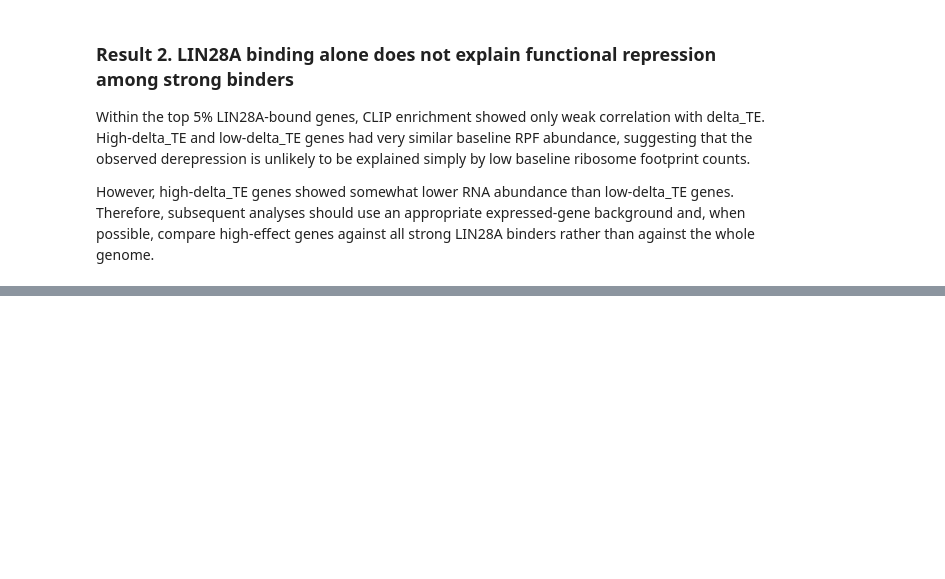
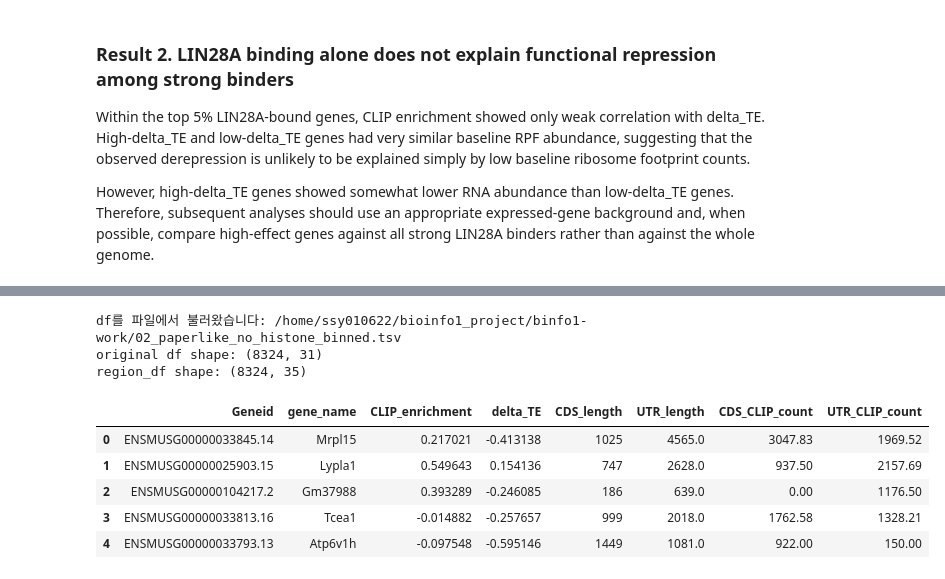
Before and after one commit to fluffyThor/Bioinfo1_project, a Jupyter notebook: EDA.ipynb, the cells around one changed output, grey strips where cells are left out. Cells and saved outputs as stored; diff of their text form; code cells hidden in the pictures; blank space fills up the shorter version.

```diff
--- a/EDA.ipynb
+++ b/EDA.ipynb
@@ -1893,0 +2403,55 @@ However, high-delta_TE genes showed somewhat lower RNA abundance than low-delta_
+# %%
+# df가 없으면 저장된 binned table에서 불러오기
+try:
+    df
+    print("기존 df를 사용합니다.")
+except NameError:
+    binned_file = DATA_DIR / "02_paperlike_no_histone_binned.tsv"
+    df = pd.read_csv(binned_file, sep="\t")
+    print("df를 파일에서 불러왔습니다:", binned_file)
+
+# gene_id_no_version이 없으면 만들기
+if "gene_id_no_version" not in df.columns:
+    df["gene_id_no_version"] = df["Geneid"].astype(str).str.replace(
+        r"\.\d+$", "", regex=True
+    )
+
+region_df = df.merge(
+    cds_region[["gene_id_no_version", "CDS_length", "CDS_CLIP_count"]],
+    on="gene_id_no_version",
+    how="left"
+).merge(
+    utr_region[["gene_id_no_version", "UTR_length", "UTR_CLIP_count"]],
+    on="gene_id_no_version",
+    how="left"
+)
+
+# missing count는 0으로 처리
+for col in ["CDS_CLIP_count", "UTR_CLIP_count", "CDS_length", "UTR_length"]:
+    region_df[col] = region_df[col].fillna(0)
+
+print("original df shape:", df.shape)
+print("region_df shape:", region_df.shape)
+
+region_df[
+    [
+        "Geneid",
+        "gene_name",
+        "CLIP_enrichment",
+        "delta_TE",
+        "CDS_length",
+        "UTR_length",
+        "CDS_CLIP_count",
+        "UTR_CLIP_count"
+    ]
+].head()
+# %% [output]
+df를 파일에서 불러왔습니다: /home/ssy010622/bioinfo1_project/binfo1-work/02_paperlike_no_histone_binned.tsv
+original df shape: (8324, 31)
+region_df shape: (8324, 35)
+|  | Geneid | gene_name | CLIP_enrichment | delta_TE | CDS_length | UTR_length | CDS_CLIP_count | UTR_CLIP_count |
+| 0 | ENSMUSG00000033845.14 | Mrpl15 | 0.217021 | -0.413138 | 1025 | 4565.0 | 3047.83 | 1969.52 |
+| 1 | ENSMUSG00000025903.15 | Lypla1 | 0.549643 | 0.154136 | 747 | 2628.0 | 937.50 | 2157.69 |
+| 2 | ENSMUSG00000104217.2 | Gm37988 | 0.393289 | -0.246085 | 186 | 639.0 | 0.00 | 1176.50 |
+| 3 | ENSMUSG00000033813.16 | Tcea1 | -0.014882 | -0.257657 | 999 | 2018.0 | 1762.58 | 1328.21 |
+| 4 | ENSMUSG00000033793.13 | Atp6v1h | -0.097548 | -0.595146 | 1449 | 1081.0 | 922.00 | 150.00 |
```
Also changed, not shown: parts of 49 cells of this notebook.
